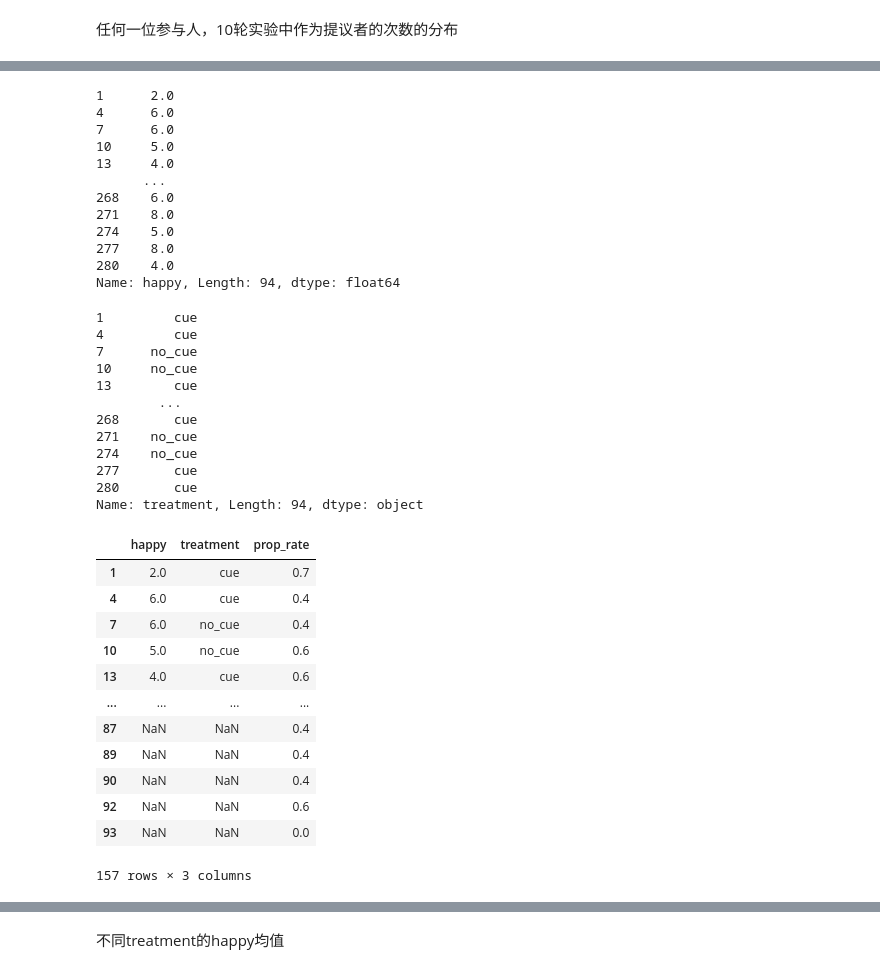
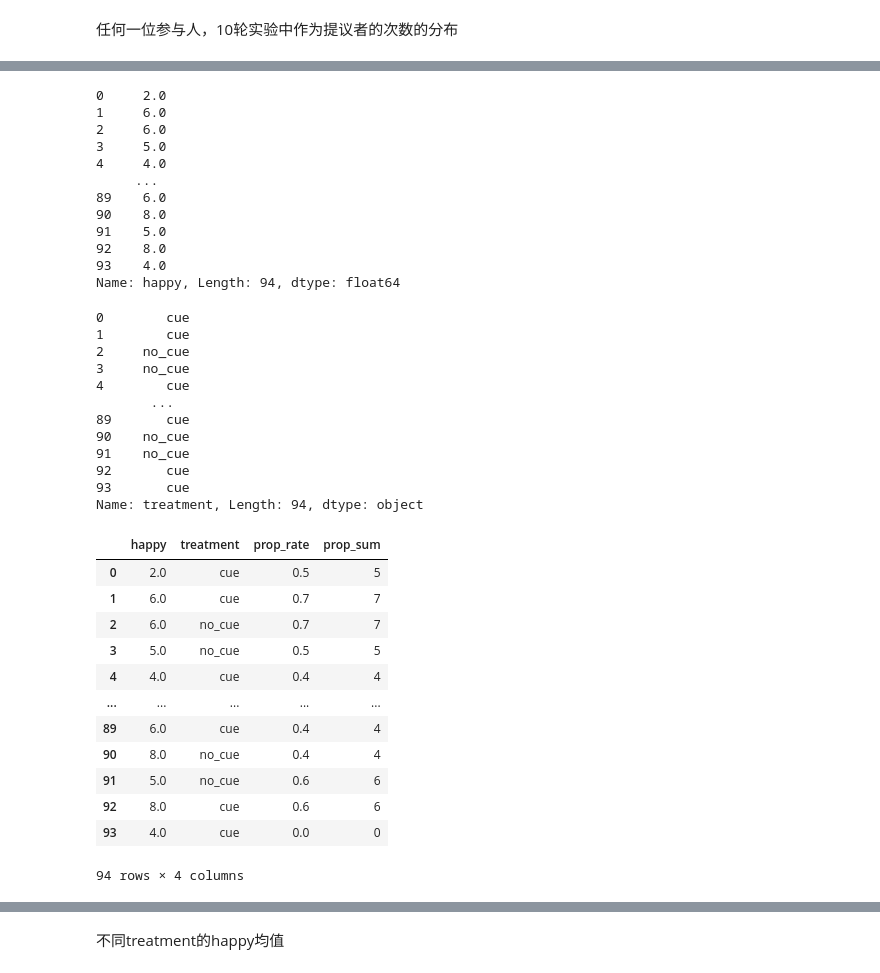
Before and after one commit to itsaquestion/otree5_common_prosperity_2, a Jupyter notebook: 数据分析/共同富裕实验数据分析.ipynb, the cells around one changed output, grey strips where cells are left out. Cells and saved outputs as stored; diff of their text form; code cells hidden in the pictures.

Commit message:
happy的分组

```diff
--- a/数据分析/共同富裕实验数据分析.ipynb
+++ b/数据分析/共同富裕实验数据分析.ipynb
@@ -839,4 +839,4 @@ happy值是从1到10的整数，越大表示越开心。
 prop_rate = ((df.app('ug').player().xs('role',axis=1,level=3) == '提议者')*1).mean(axis=1)
 prop_sum = ((df.app('ug').player().xs('role',axis=1,level=3) == '提议者')*1).sum(axis=1)
 prop_rate.name = 'prop_rate'
-prop_sum
+prop_sum.name = 'prop_sum'
@@ -869,51 +856,51 @@ for p in ax_main.patches:
 # %% [output]
 [drawing not drawn]
 # %%
-happy = melt_app(df.app('demographics')).query('agent == "player"')['happy']
+happy = melt_app(df.app('demographics')).query('agent == "player"')['happy'].reset_index(drop=True)
 happy
 # %% [output]
-1      2.0
-4      6.0
-7      6.0
-10     5.0
-13     4.0
-      ...
-268    6.0
-271    8.0
-274    5.0
-277    8.0
-280    4.0
+0     2.0
+1     6.0
+2     6.0
+3     5.0
+4     4.0
+     ...
+89    6.0
+90    8.0
+91    5.0
+92    8.0
+93    4.0
 Name: happy, Length: 94, dtype: float64
 # %%
-treatment = melt_app(df.app('ug').rounds(1)).query('agent == "player"')['treatment']
+treatment = melt_app(df.app('ug').rounds(1)).query('agent == "player"')['treatment'].reset_index(drop=True)
 treatment
 # %% [output]
-1         cue
-4         cue
-7      no_cue
-10     no_cue
-13        cue
-        ...
-268       cue
-271    no_cue
-274    no_cue
-277       cue
-280       cue
+0        cue
+1        cue
+2     no_cue
+3     no_cue
+4        cue
+       ...
+89       cue
+90    no_cue
+91    no_cue
+92       cue
+93       cue
 Name: treatment, Length: 94, dtype: object
 # %%
-tmp_df = pd.concat([happy,treatment,prop_rate],axis=1)
+tmp_df = pd.concat([happy,treatment,prop_rate,prop_sum],axis=1)
 tmp_df
 # %% [output]
-|  | happy | treatment | prop_rate |
-| 1 | 2.0 | cue | 0.7 |
-| 4 | 6.0 | cue | 0.4 |
-| 7 | 6.0 | no_cue | 0.4 |
-| 10 | 5.0 | no_cue | 0.6 |
-| 13 | 4.0 | cue | 0.6 |
-| ... | ... | ... | ... |
-| 87 | NaN | NaN | 0.4 |
-| 89 | NaN | NaN | 0.4 |
-| 90 | NaN | NaN | 0.4 |
-| 92 | NaN | NaN | 0.6 |
-| 93 | NaN | NaN | 0.0 |
+|  | happy | treatment | prop_rate | prop_sum |
+| 0 | 2.0 | cue | 0.5 | 5 |
+| 1 | 6.0 | cue | 0.7 | 7 |
+| 2 | 6.0 | no_cue | 0.7 | 7 |
+| 3 | 5.0 | no_cue | 0.5 | 5 |
+| 4 | 4.0 | cue | 0.4 | 4 |
+| ... | ... | ... | ... | ... |
+| 89 | 6.0 | cue | 0.4 | 4 |
+| 90 | 8.0 | no_cue | 0.4 | 4 |
+| 91 | 5.0 | no_cue | 0.6 | 6 |
+| 92 | 8.0 | cue | 0.6 | 6 |
+| 93 | 4.0 | cue | 0.0 | 0 |
-157 rows × 3 columns
+94 rows × 4 columns
```
Also changed, not shown: parts of 12 cells of this notebook, 13 other files.
